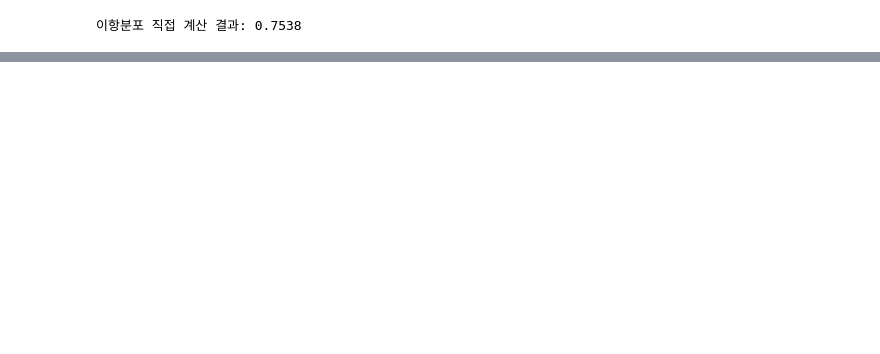
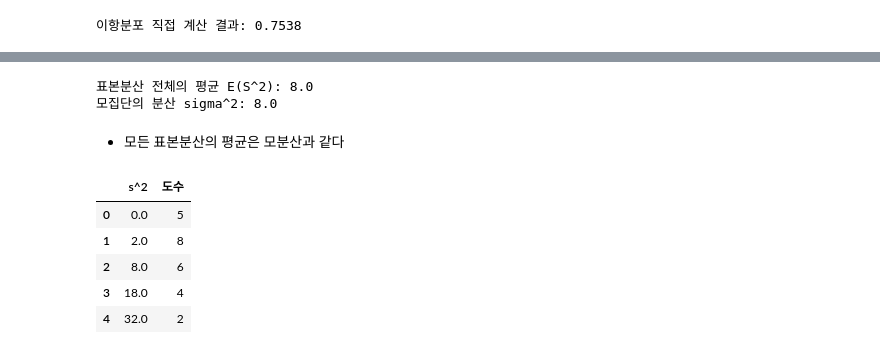
Before and after one commit to yeonvv/Statistics-with-Python-Study-Log-, a Jupyter notebook: Ch4.ipynb, the cells around one changed output, grey strips where cells are left out. Saved outputs shown, nothing was run; the diff lists cells and outputs as text; code cells hidden in the pictures; blank space fills up the shorter version.

```diff
--- a/Ch4.ipynb
+++ b/Ch4.ipynb
@@ -199,0 +233,23 @@ print(f"이항분포 직접 계산 결과: {prob_sci:.4f}")
+# %%
+# 표본분산 중 모분산 8과 정확하게 일치하는 값고 있고(ex4_9_var 참고), 0이나 32처럼 차이가 많이 나는 표본분산도 존재함.
+# 다시 모든 표본분산의 평균을 구하면 모분산과 같은 것을 알 수 있다.
+ex4_11_mean_of_s2 = ex4_11_df_samples["s^2"].mean()
+print(f"표본분산 전체의 평균 E(S^2): {ex4_11_mean_of_s2}")
+print(f"모집단의 분산 sigma^2: {ex4_9_var}")
+# %% [output]
+표본분산 전체의 평균 E(S^2): 8.0
+모집단의 분산 sigma^2: 8.0
+# %% [markdown]
+- 모든 표본분산의 평균은 모분산과 같다
+# %%
+# (2-1) 표본분산의 도수분포표 작성
+ex4_11_freq_table = ex4_11_df_samples["s^2"].value_counts().sort_index().reset_index()
+ex4_11_freq_table.columns = ["s^2", "도수"]
+ex4_11_freq_table
+# %% [output]
+|  | s^2 | 도수 |
+| 0 | 0.0 | 5 |
+| 1 | 2.0 | 8 |
+| 2 | 8.0 | 6 |
+| 3 | 18.0 | 4 |
+| 4 | 32.0 | 2 |
```
Also changed, not shown: parts of 11 cells of this notebook.
